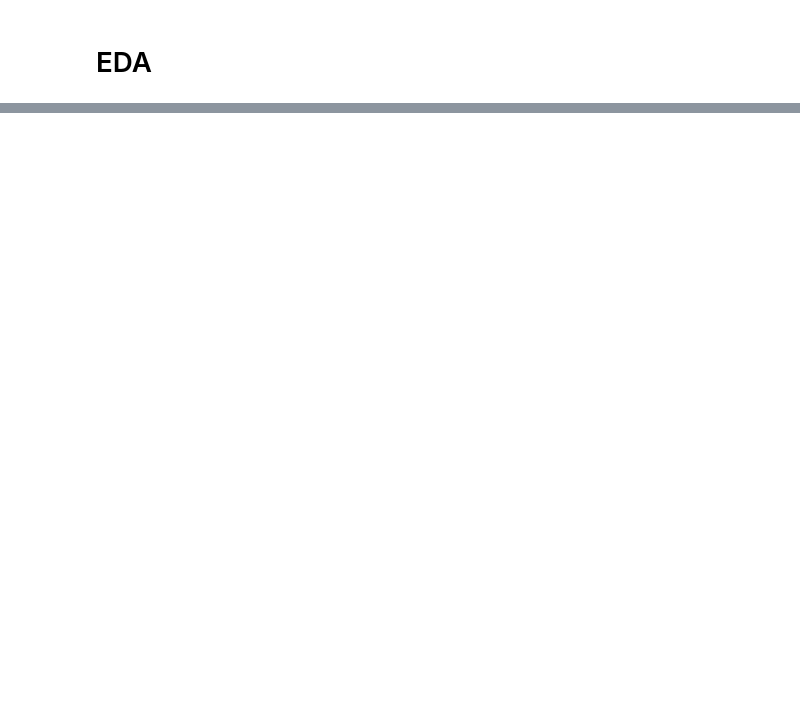
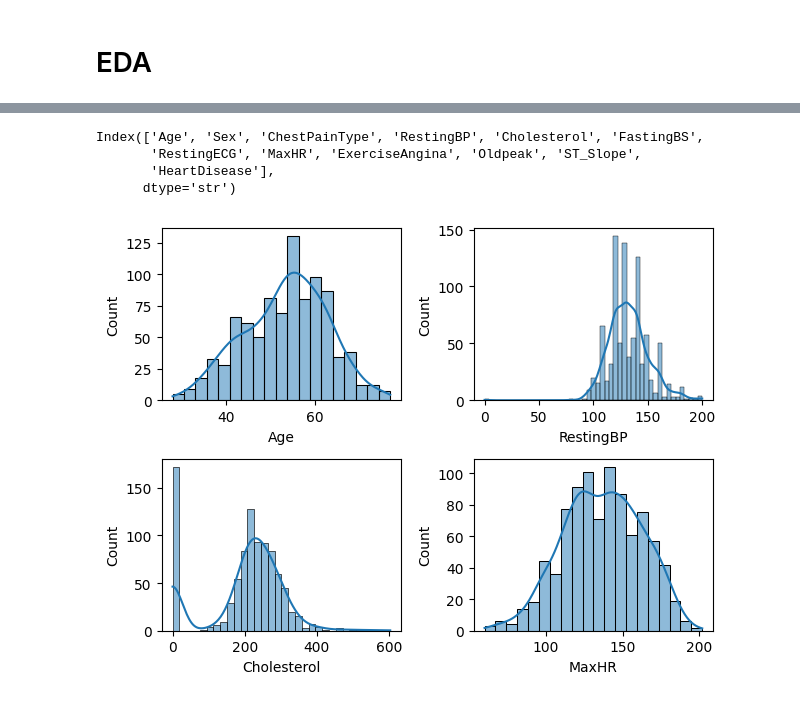
Before and after one commit to nishant8105/Learn-and-practice, a Jupyter notebook: Machine_learning/project2/main.ipynb, the cells around one changed output, grey strips where cells are left out. Drawn from its saved outputs; the diff is of its cells as text; code cells hidden in the pictures; blank space fills up the shorter version.

```diff
--- a/Machine_learning/project2/main.ipynb
+++ b/Machine_learning/project2/main.ipynb
@@ -84,9 +9,0 @@ dtype: int64
-# %%
-def plotting(var, num):
-    plt.subplot(2, 2, num)
-    sns.histplot(data[var], kde=True)
-    plt.tight_layout()
-plotting('Age', 1)
-plotting('RestingBP', 2)
-plotting('Cholesterol', 3)
-plotting('MaxHR', 4)
@@ -174,3 +10,5 @@ df[numeric_column] = scaler.fit_transform(df[numeric_column])
+# %%
+df = pd.read_csv("heart.csv")
 # %%
 df.head()
 # %% [output]
@@ -182,0 +84,20 @@ df.head()
+# %%
+df.columns
+# %% [output]
+Index(['Age', 'Sex', 'ChestPainType', 'RestingBP', 'Cholesterol', 'FastingBS',
+       'RestingECG', 'MaxHR', 'ExerciseAngina', 'Oldpeak', 'ST_Slope',
+       'HeartDisease'],
+      dtype='str')
+# %%
+def plotting(var,num):
+    plt.subplot(2,2,num)
+    sns.histplot(df[var],kde = True)
+
+plotting("Age",1)
+plotting("RestingBP",2)
+plotting("Cholesterol",3)
+plotting("MaxHR",4)
+
+plt.tight_layout()
+# %% [output]
+[figure, added]
```
Also changed, not shown: parts of 52 cells of this notebook.
